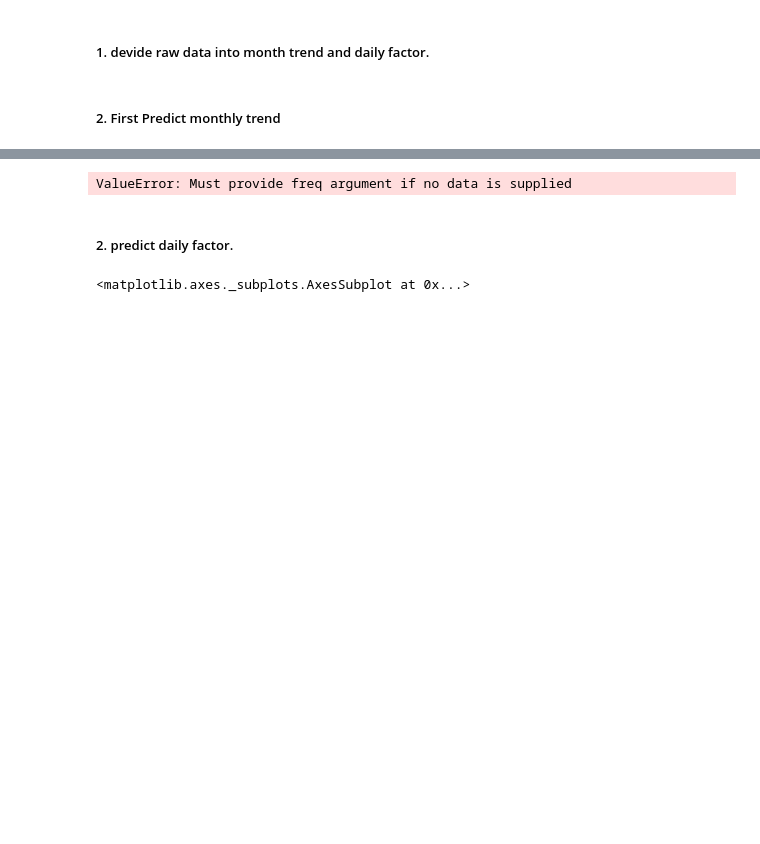
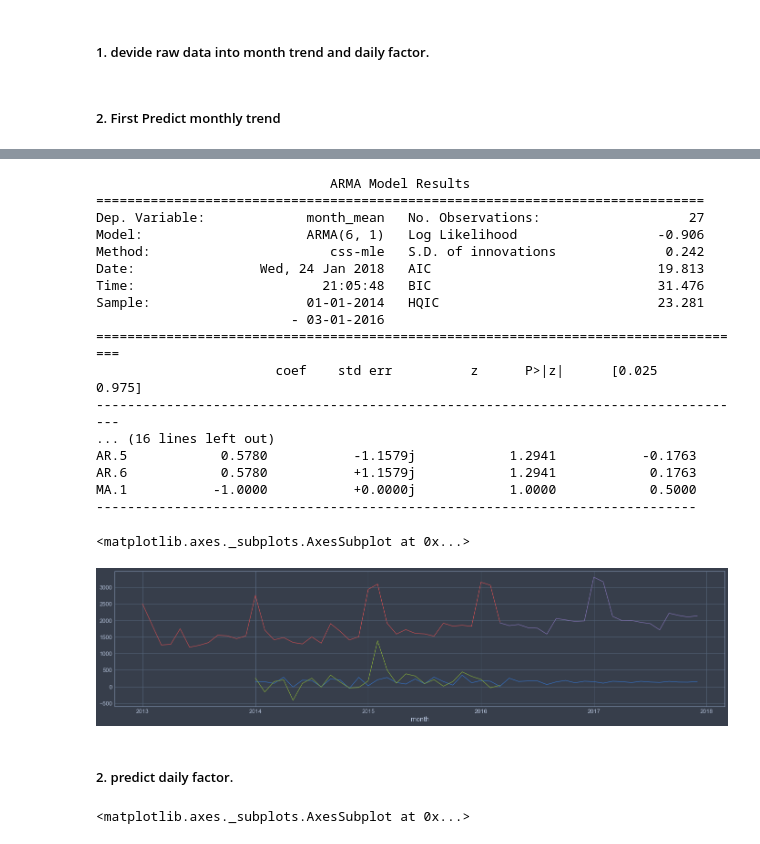
Before and after one commit to zhchaoo/YanCityCarBand_tianchi, a Jupyter notebook: arima.ipynb, the cells around one changed output, grey strips where cells are left out. Drawn from its saved outputs; the diff is of its cells as text; code cells hidden in the pictures; blank space fills up the shorter version.

```diff
--- a/arima.ipynb
+++ b/arima.ipynb
@@ -125,24 +103,51 @@ MA.1           -1.0001           +0.0000j            1.0001            0.5000
 # %%
+#
+f = plt.figure(figsize=(24,12))
+ax1 = f.add_subplot(211)
+#ax2 = f.add_subplot(212)
+model = ARMA(ts, order=(6, 1))
+result_arma = model.fit(disp=-1)
+#result_arma.plot_predict(start='2014-08-01', ax=ax1)
+print result_arma.summary()
+
 # recover predict value
 predict_values = result_arma.predict(end='2017-12-1')
 # log recover
-predict_values = np.exp(predict_values) - 10000
+predict_values = np.exp(predict_values) - 500
 
 predict_values.plot()
-frame_sum.diff(12).plot()
+frame_mean.diff(12).plot()
 
 
-frame_sum_ext = frame_sum.append(pd.Series(index=pd.date_range('2016-04','2017-03',freq='MS')))
+frame_mean_ext = frame_mean.append(pd.Series(index=pd.date_range('2016-04','2017-03',freq='MS')))
 # calculate feature 2 years month brand value.
-pred_ts = (frame_sum_ext.shift(12) + predict_values).dropna()
+pred_ts = (frame_mean_ext.shift(12) + predict_values).dropna()
 
 pred_ts_ext = pred_ts.append(pd.Series(index=pd.date_range('2017-04','2017-12',freq='MS'))).shift(12)[-12:] + predict_values
 pred_ts = pred_ts.append(pred_ts_ext[-9:])
 
-frame_sum_ext.plot()
-pred_ts.plot()
+frame_mean_ext.plot()
+pred_ts[pred_ts.index>'2016-02'].plot()
 # %% [output]
-ValueError: Must provide freq argument if no data is supplied
+                              ARMA Model Results
+==============================================================================
+Dep. Variable:             month_mean   No. Observations:                   27
+Model:                     ARMA(6, 1)   Log Likelihood                  -0.906
+Method:                       css-mle   S.D. of innovations              0.242
+Date:                Wed, 24 Jan 2018   AIC                             19.813
+Time:                        21:05:48   BIC                             31.476
+Sample:                    01-01-2014   HQIC                            23.281
+                         - 03-01-2016
+====================================================================================
+                       coef    std err          z      P>|z|      [0.025      0.975]
+------------------------------------------------------------------------------------
+... (16 lines left out)
+AR.5            0.5780           -1.1579j            1.2941           -0.1763
+AR.6            0.5780           +1.1579j            1.2941            0.1763
+MA.1           -1.0000           +0.0000j            1.0000            0.5000
+-----------------------------------------------------------------------------
+<matplotlib.axes._subplots.AxesSubplot at 0x...>
+[figure, added]
 # %% [markdown]
 ##### 2. predict daily factor.
 # %%
```
Also changed, not shown: parts of 5 cells of this notebook.
